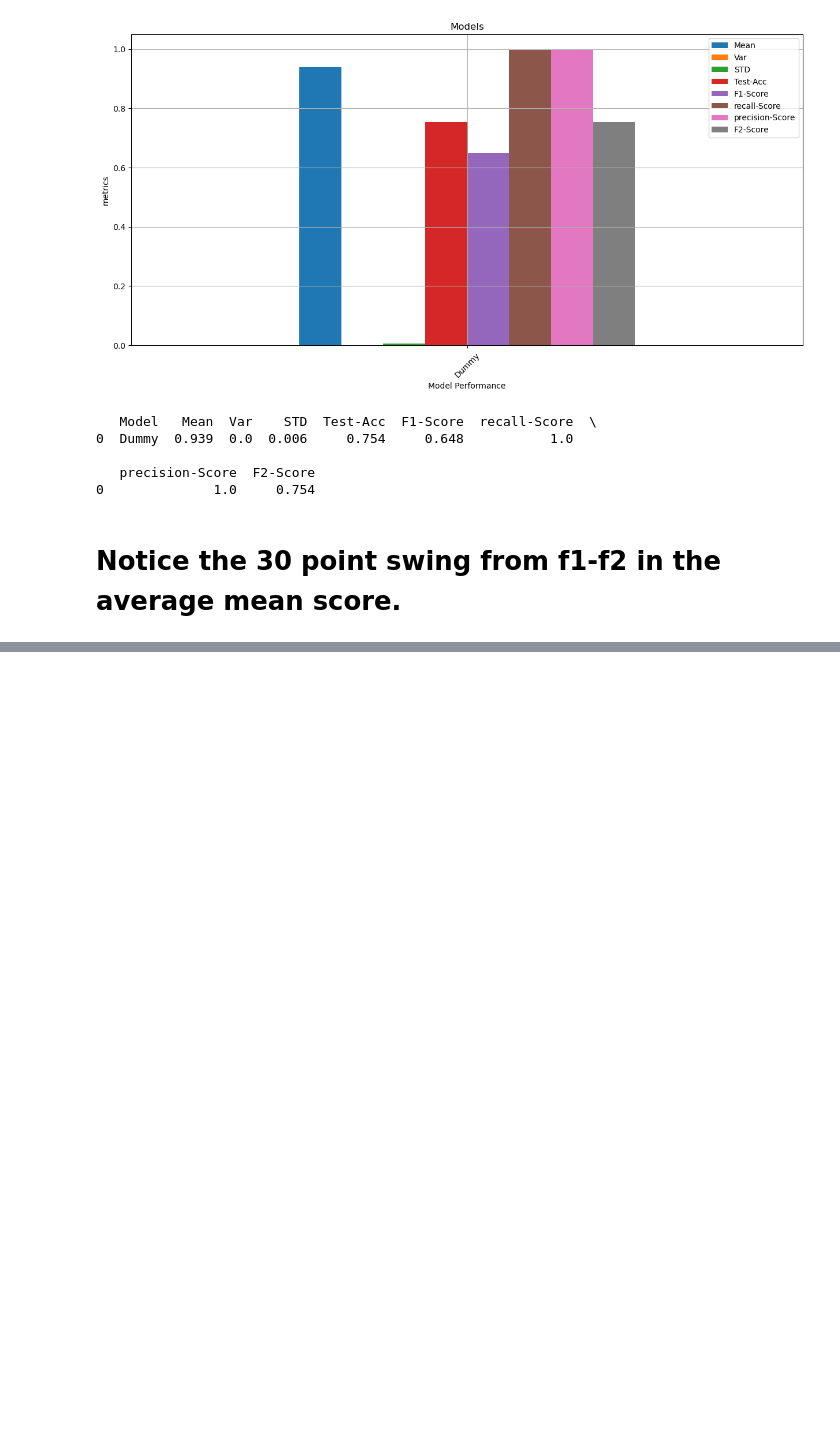
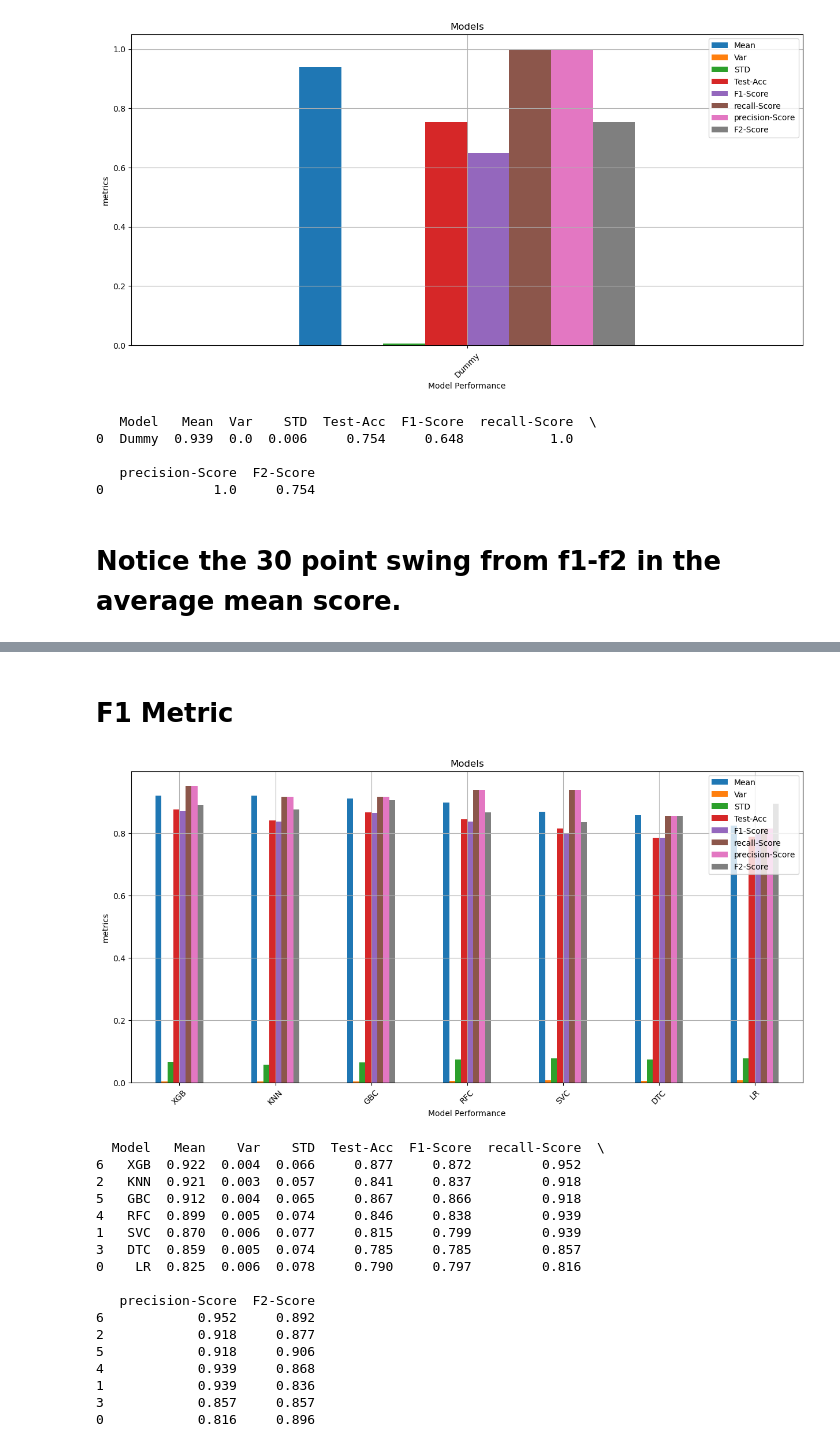
Before and after one commit to MaukanMir/Parkinsons-Classification-Analysis, a Jupyter notebook: training.ipynb, the cells around one changed output, grey strips where cells are left out. Cells and saved outputs as stored; diff of their text form; code cells hidden in the pictures; blank space fills up the shorter version.

```diff
--- a/training.ipynb
+++ b/training.ipynb
@@ -334,0 +362,23 @@ test_selected_models(model_names, models, X, y, f2_metric)
+# %% [markdown]
+# F1 Metric
+# %%
+test_selected_models(model_names, models, X, y, f1_metric)
+# %% [output]
+[figure, added]
+  Model   Mean    Var    STD  Test-Acc  F1-Score  recall-Score  \
+6   XGB  0.922  0.004  0.066     0.877     0.872         0.952
+2   KNN  0.921  0.003  0.057     0.841     0.837         0.918
+5   GBC  0.912  0.004  0.065     0.867     0.866         0.918
+4   RFC  0.899  0.005  0.074     0.846     0.838         0.939
+1   SVC  0.870  0.006  0.077     0.815     0.799         0.939
+3   DTC  0.859  0.005  0.074     0.785     0.785         0.857
+0    LR  0.825  0.006  0.078     0.790     0.797         0.816
+
+   precision-Score  F2-Score
+6            0.952     0.892
+2            0.918     0.877
+5            0.918     0.906
+4            0.939     0.868
+1            0.939     0.836
+3            0.857     0.857
+0            0.816     0.896
```
Also changed, not shown: parts of 5 cells of this notebook.
